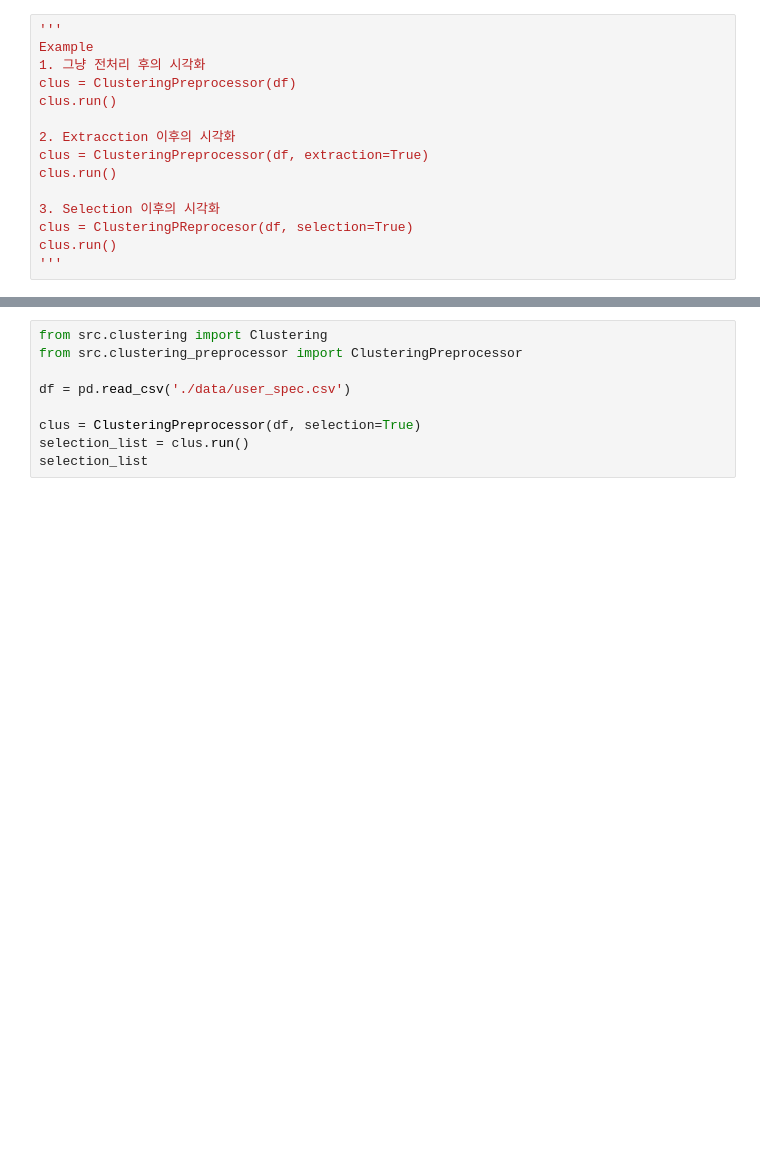
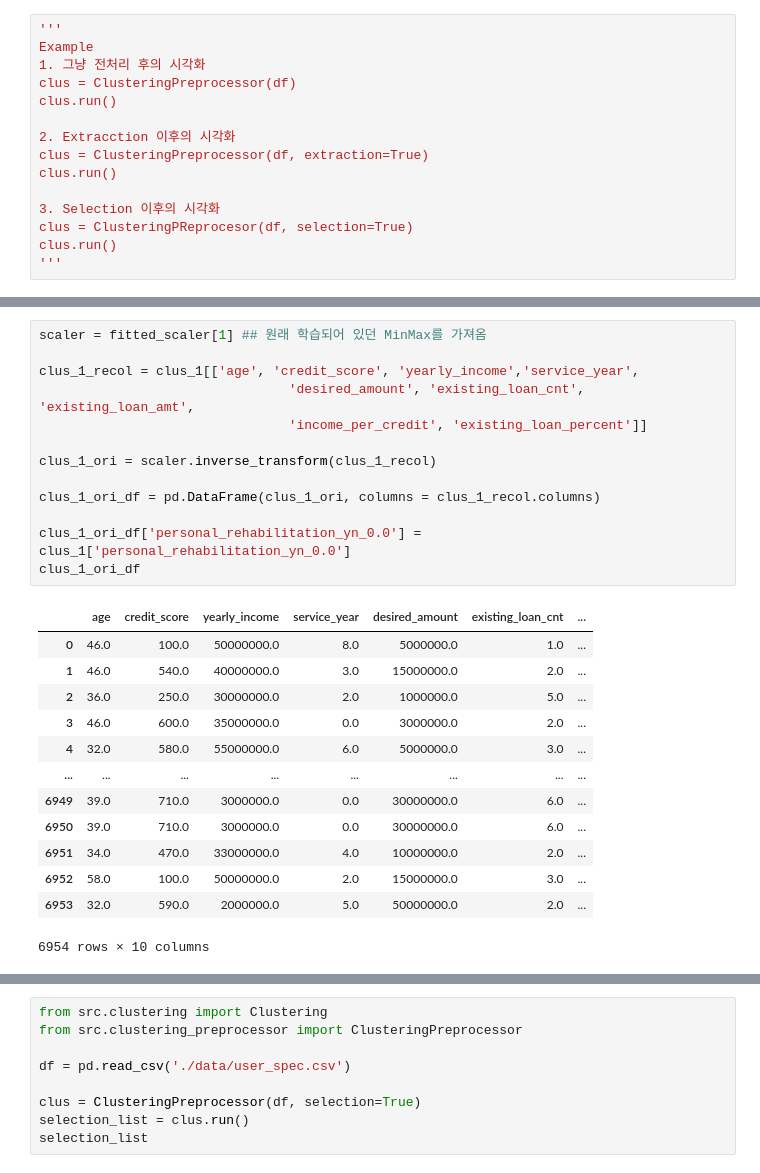
Before and after one commit to paragonyun/2022_bigcontest, a Jupyter notebook: main_test.ipynb, the cells around one changed output, grey strips where cells are left out. Cells and saved outputs as stored; diff of their text form; blank space fills up the shorter version.

```diff
--- a/main_test.ipynb
+++ b/main_test.ipynb
@@ -167,0 +429,27 @@ clus.run()
+# %%
+scaler = fitted_scaler[1] ## 원래 학습되어 있던 MinMax를 가져옴
+
+clus_1_recol = clus_1[['age', 'credit_score', 'yearly_income','service_year',
+                                'desired_amount', 'existing_loan_cnt', 'existing_loan_amt',
+                                'income_per_credit', 'existing_loan_percent']]
+
+clus_1_ori = scaler.inverse_transform(clus_1_recol)
+
+clus_1_ori_df = pd.DataFrame(clus_1_ori, columns = clus_1_recol.columns)
+
+clus_1_ori_df['personal_rehabilitation_yn_0.0'] = clus_1['personal_rehabilitation_yn_0.0']
+clus_1_ori_df
+# %% [output]
+|  | age | credit_score | yearly_income | service_year | desired_amount | existing_loan_cnt | ... |
+| 0 | 46.0 | 100.0 | 50000000.0 | 8.0 | 5000000.0 | 1.0 | ... |
+| 1 | 46.0 | 540.0 | 40000000.0 | 3.0 | 15000000.0 | 2.0 | ... |
+| 2 | 36.0 | 250.0 | 30000000.0 | 2.0 | 1000000.0 | 5.0 | ... |
+| 3 | 46.0 | 600.0 | 35000000.0 | 0.0 | 3000000.0 | 2.0 | ... |
+| 4 | 32.0 | 580.0 | 55000000.0 | 6.0 | 5000000.0 | 3.0 | ... |
+| ... | ... | ... | ... | ... | ... | ... | ... |
+| 6949 | 39.0 | 710.0 | 3000000.0 | 0.0 | 30000000.0 | 6.0 | ... |
+| 6950 | 39.0 | 710.0 | 3000000.0 | 0.0 | 30000000.0 | 6.0 | ... |
+| 6951 | 34.0 | 470.0 | 33000000.0 | 4.0 | 10000000.0 | 2.0 | ... |
+| 6952 | 58.0 | 100.0 | 50000000.0 | 2.0 | 15000000.0 | 3.0 | ... |
+| 6953 | 32.0 | 590.0 | 2000000.0 | 5.0 | 50000000.0 | 2.0 | ... |
+6954 rows × 10 columns
```
Also changed, not shown: parts of 14 cells of this notebook.
